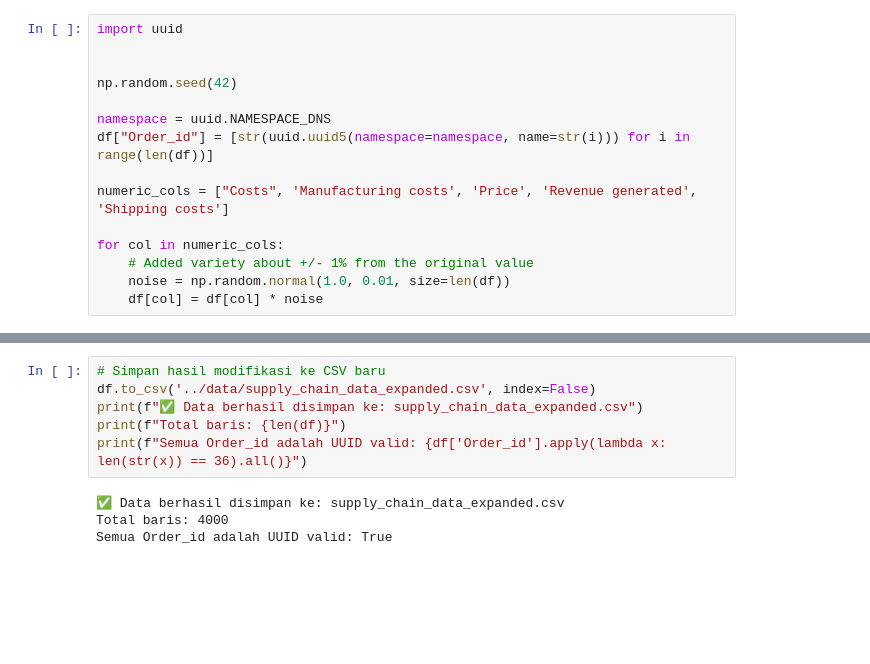
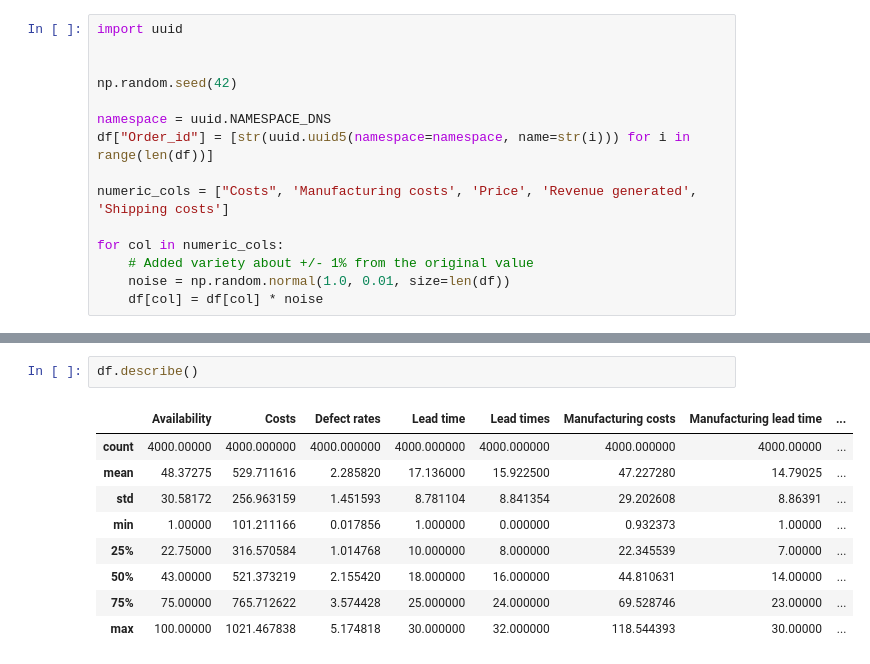
Before and after one commit to Mipjeiger/logistic-business-AI-Engineer-end-to-end-solution, a Jupyter notebook: notebooks/01_eda.ipynb, the cells around one changed output, grey strips where cells are left out. Cells and saved outputs as stored; diff of their text form; blank space fills up the shorter version.

```diff
--- a/notebooks/01_eda.ipynb
+++ b/notebooks/01_eda.ipynb
@@ -108,13 +108,15 @@ df.head()
 | 2 | 4b166dbe-d99d-5091-abdd-95b83330ed3a | 55 | 188.968124 | Non-binary | 0.231951 | Pending | 29 | ... |
 | 3 | 98123fde-012f-5ff3-8b50-881449dac91a | 55 | 190.611596 | Non-binary | 0.233616 | Pending | 29 | ... |
 | 4 | 6ed955c6-506a-5343-9be4-2c0afae02eef | 55 | 187.312448 | Non-binary | 0.221073 | Pending | 29 | ... |
-# %%
-# Simpan hasil modifikasi ke CSV baru
-df.to_csv('../data/supply_chain_data_expanded.csv', index=False)
-print(f"✅ Data berhasil disimpan ke: supply_chain_data_expanded.csv")
-print(f"Total baris: {len(df)}")
-print(f"Semua Order_id adalah UUID valid: {df['Order_id'].apply(lambda x: len(str(x)) == 36).all()}")
-# %% [output]
-✅ Data berhasil disimpan ke: supply_chain_data_expanded.csv
-Total baris: 4000
-Semua Order_id adalah UUID valid: True
+# %%
+df.describe()
+# %% [output]
+|  | Availability | Costs | Defect rates | Lead time | Lead times | Manufacturing costs | Manufacturing lead time | ... |
+| count | 4000.00000 | 4000.000000 | 4000.000000 | 4000.000000 | 4000.000000 | 4000.000000 | 4000.00000 | ... |
+| mean | 48.37275 | 529.711616 | 2.285820 | 17.136000 | 15.922500 | 47.227280 | 14.79025 | ... |
+| std | 30.58172 | 256.963159 | 1.451593 | 8.781104 | 8.841354 | 29.202608 | 8.86391 | ... |
+| min | 1.00000 | 101.211166 | 0.017856 | 1.000000 | 0.000000 | 0.932373 | 1.00000 | ... |
+| 25% | 22.75000 | 316.570584 | 1.014768 | 10.000000 | 8.000000 | 22.345539 | 7.00000 | ... |
+| 50% | 43.00000 | 521.373219 | 2.155420 | 18.000000 | 16.000000 | 44.810631 | 14.00000 | ... |
+| 75% | 75.00000 | 765.712622 | 3.574428 | 25.000000 | 24.000000 | 69.528746 | 23.00000 | ... |
+| max | 100.00000 | 1021.467838 | 5.174818 | 30.000000 | 32.000000 | 118.544393 | 30.00000 | ... |
```
Also changed, not shown: parts of 10 cells of this notebook, 1 other file.
